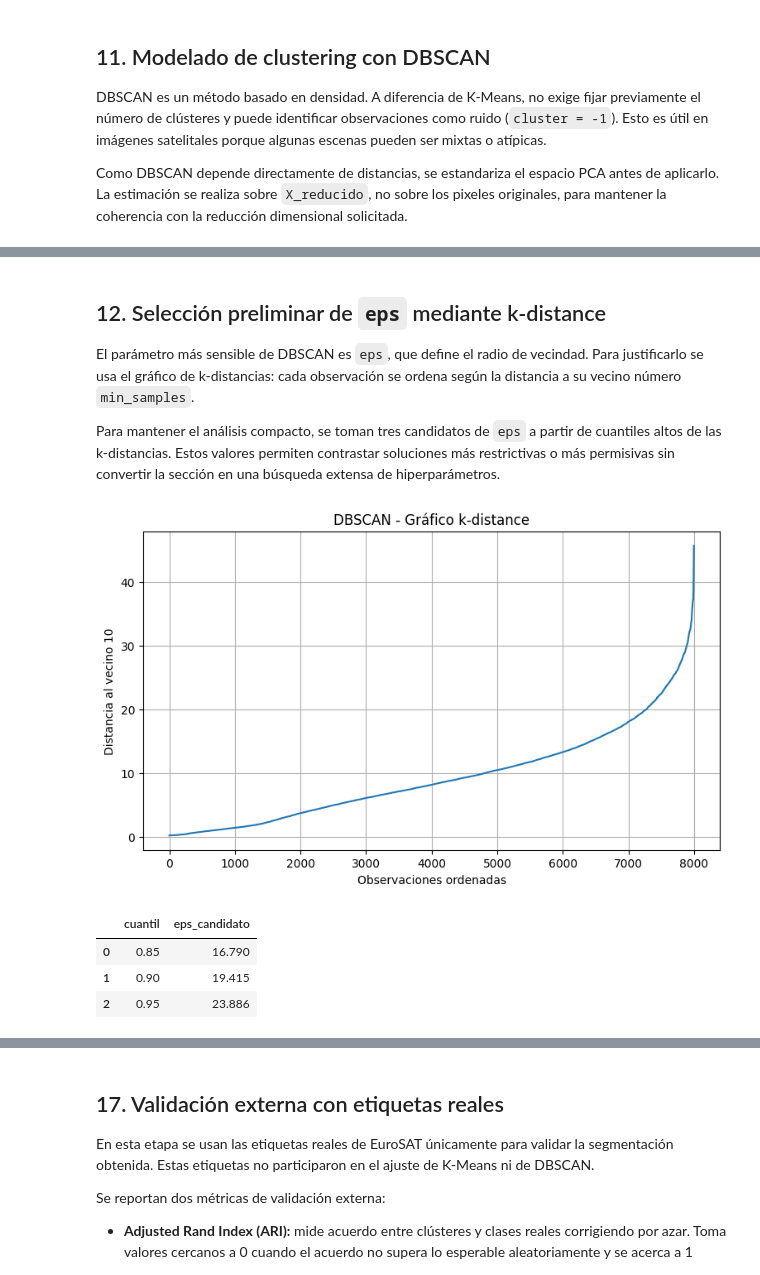
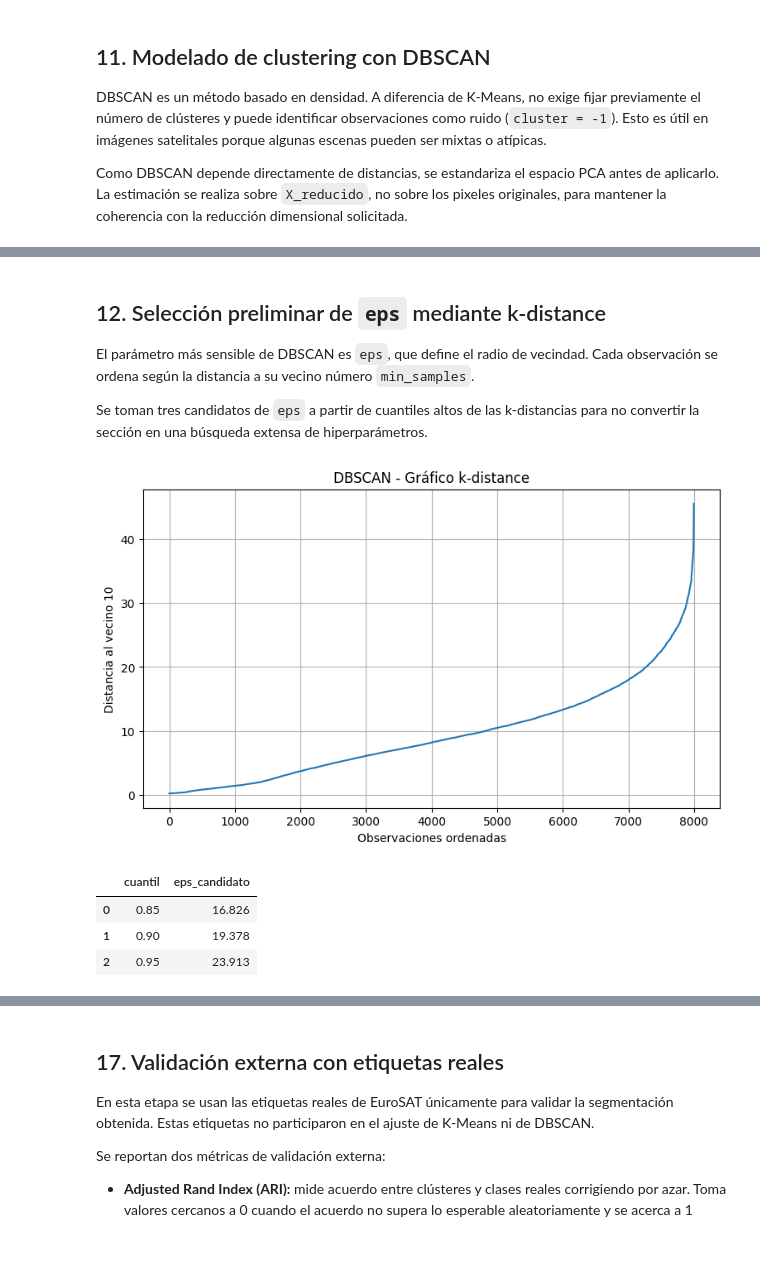
Before and after one commit to almeneses/analisis_multivariado, a Jupyter notebook: desafio_2/situacion_3_eurosat_clustering_parcial.ipynb, the cells around one changed output, grey strips where cells are left out. Saved outputs shown, nothing was run; the diff lists cells and outputs as text; code cells hidden in the pictures; blank space fills up the shorter version.

```diff
--- a/desafio_2/situacion_3_eurosat_clustering_parcial.ipynb
+++ b/desafio_2/situacion_3_eurosat_clustering_parcial.ipynb
@@ -30,6 +30,8 @@ from sklearn.metrics import silhouette_score, adjusted_rand_score, normalized_mu
 
 plt.rcParams["figure.figsize"] = (8, 5)
 plt.rcParams["axes.grid"] = True
+
+RANDOM_STATE = 42
 # %% [markdown]
 ## 2. Carga del dataset y construcción del índice de imágenes
 
@@ -230,5 +230,5 @@ Se evalúa K-Means para distintos valores de `k`. El enunciado solicita usar el
 # %%
-def evaluar_kmeans(X, rango_k=range(2, 13), random_state=42, muestra_silueta=5000):
+def evaluar_kmeans(X, rango_k=range(2, 13), muestra_silueta=5000, random_state=RANDOM_STATE):
     """
     Evalúa K-Means para varios valores de k usando inercia y silueta.
     La silueta se calcula sobre una muestra para reducir costo computacional.
@@ -263,8 +263,7 @@ def evaluar_kmeans(X, rango_k=range(2, 13), random_state=42, muestra_silueta=500
 tabla_kmeans = evaluar_kmeans(
     X_reducido,
     rango_k=range(2, 13),
-    random_state=42,
-    muestra_silueta=5000
+    muestra_silueta=10000
 )
 
 display(tabla_kmeans)
@@ -392,17 +486,7 @@ DBSCAN es un método basado en densidad. A diferencia de K-Means, no exige fijar
 
 Como DBSCAN depende directamente de distancias, se estandariza el espacio PCA antes de aplicarlo. La estimación se realiza sobre `X_reducido`, no sobre los pixeles originales, para mantener la coherencia con la reducción dimensional solicitada.
 # %%
-def preparar_espacio_dbscan(X_reducido):
-    """
-    Estandariza el espacio PCA para DBSCAN.
-    DBSCAN es sensible a escala porque usa distancias absolutas.
-    """
-    scaler = StandardScaler()
-    X_dbscan = scaler.fit_transform(X_reducido)
-    return X_dbscan, scaler
-
-
-X_dbscan, scaler_dbscan = preparar_espacio_dbscan(X_reducido)
+X_dbscan, _ = escalar_datos(X_reducido)
 
 print("Forma de X_dbscan:", X_dbscan.shape)
 print("Media aproximada:", np.round(X_dbscan.mean(), 4))
@@ -414,11 +498,11 @@ Desviación aproximada: 1.0
 # %% [markdown]
 ## 12. Selección preliminar de `eps` mediante k-distance
 
-El parámetro más sensible de DBSCAN es `eps`, que define el radio de vecindad. Para justificarlo se usa el gráfico de k-distancias: cada observación se ordena según la distancia a su vecino número `min_samples`.
+El parámetro más sensible de DBSCAN es `eps`, que define el radio de vecindad. Cada observación se ordena según la distancia a su vecino número `min_samples`.
 
-Para mantener el análisis compacto, se toman tres candidatos de `eps` a partir de cuantiles altos de las k-distancias. Estos valores permiten contrastar soluciones más restrictivas o más permisivas sin convertir la sección en una búsqueda extensa de hiperparámetros.
+Se toman tres candidatos de `eps` a partir de cuantiles altos de las k-distancias para no convertir la sección en una búsqueda extensa de hiperparámetros.
 # %%
-def calcular_k_distancias(X, min_samples=10, muestra=8000, random_state=42):
+def calcular_k_distancias(X, min_samples=10, muestra=8000, random_state=RANDOM_STATE):
     """
     Calcula las distancias al k-ésimo vecino más cercano.
     Si el dataset es grande, usa una muestra para reducir costo computacional.
@@ -453,40 +537,37 @@ def graficar_k_distancias(k_distancias, min_samples):
     plt.xlabel("Observaciones ordenadas")
     plt.ylabel(f"Distancia al vecino {min_samples}")
     plt.title("DBSCAN - Gráfico k-distance")
     plt.grid(True)
     plt.show()
 
 
 def proponer_eps_por_cuantiles(k_distancias, cuantiles=(0.85, 0.90, 0.95)):
     """
     Propone valores de eps a partir de cuantiles de las k-distancias.
     """
     valores = np.quantile(k_distancias, cuantiles)
 
     return pd.DataFrame({
         "cuantil": cuantiles,
         "eps_candidato": valores
     })
 
-
-min_samples_base = 10
 k_distancias = calcular_k_distancias(
     X_dbscan,
-    min_samples=min_samples_base,
-    muestra=8000,
-    random_state=42
+    min_samples=10,
+    muestra=8000
 )
 
-graficar_k_distancias(k_distancias, min_samples=min_samples_base)
+graficar_k_distancias(k_distancias, min_samples=10)
 
 tabla_eps_candidatos = proponer_eps_por_cuantiles(k_distancias)
 eps_candidatos = tabla_eps_candidatos["eps_candidato"].round(3).unique()
 
 display(tabla_eps_candidatos.round(3))
 # %% [output]
 [figure]
 |  | cuantil | eps_candidato |
-| 0 | 0.85 | 16.790 |
-| 1 | 0.90 | 19.415 |
-| 2 | 0.95 | 23.886 |
+| 0 | 0.85 | 16.826 |
+| 1 | 0.90 | 19.378 |
+| 2 | 0.95 | 23.913 |
 # %% [markdown]
```
Also changed, not shown: parts of 34 cells of this notebook.
